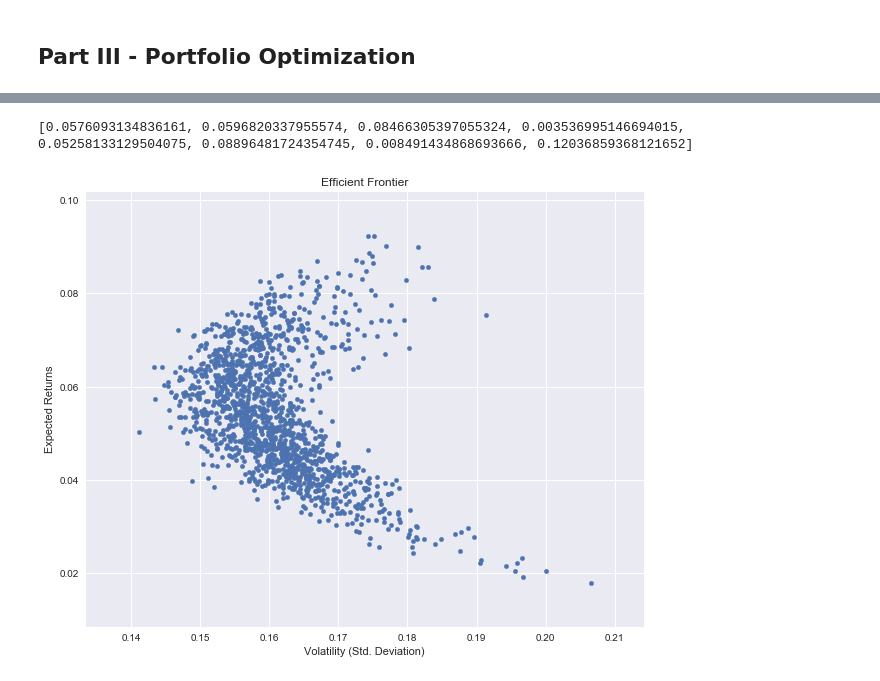
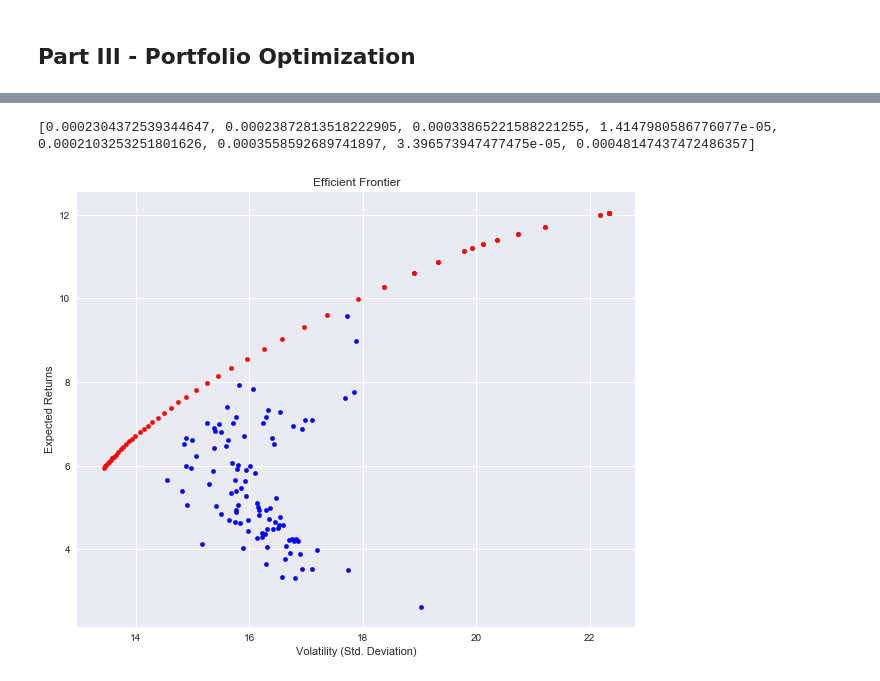
Before and after one commit to romainwk/Reactive-Covariance, a Jupyter notebook: Portfolio Optimization - Part III.ipynb, the cells around one changed output, grey strips where cells are left out. Drawn from its saved outputs; the diff is of its cells as text; code cells hidden in the pictures.

```diff
--- a/Portfolio Optimization - Part III.ipynb
+++ b/Portfolio Optimization - Part III.ipynb
@@ -40,13 +63,13 @@ def computeExpectedReturns(index_dictionnary):
     for key in index_dictionnary:
         Xi = index_dictionnary.get(key)
         n = len(index_df[Xi])
-        expected_return.append(((index_df[Xi]-index_df[Xi].shift(1)) /index_df[Xi].shift(1)).dropna().mean() * 250) # moyenne des daily returns annualizés
+        expected_return.append(((index_df[Xi]-index_df[Xi].shift(1)) /index_df[Xi].shift(1)).dropna().mean()) # moyenne des daily returns annualizés
     return expected_return
 
 index_return = computeExpectedReturns(index_dictionnary)
-print(index_return)
+#print(index_return)
 # %% [output]
-[0.0576093134836161, 0.0596820337955574, 0.08466305397055324, 0.003536995146694015, 0.05258133129504075, 0.08896481724354745, 0.008491434868693666, 0.12036859368121652]
+[0.0002304372539344647, 0.00023872813518222905, 0.00033865221588221255, 1.4147980586776077e-05, 0.0002103253251801626, 0.0003558592689741897, 3.396573947477475e-05, 0.00048147437472486357]
 # %%
 def grossReturn(Xi):
     return (index_df[Xi]/index_df[Xi].shift(1)).dropna()  # dropna() allows to remove the "NaN" from the list
@@ -63,6 +86,22 @@ def covarianceMatrix(index_dictionnary):
             Xj = index_dictionnary.get(str(j))  # Recupere le nom de la colonne Xj
             covariance[i][j] = np.cov(grossReturn(Xi),grossReturn(Xj))[0][1] ## Calcule la covariance
     return covariance
+# %%
+def Markowitz(expRet, expCov, riskAversion):
+
+    ## Objective function
+    def objective(w):
+        return -(np.dot(w, expRet)-0.5*riskAversion*np.dot(w, np.dot(expCov,w)))
+
+    ## Optimization constraints
+    constraints = ({'type': 'eq', 'fun': lambda x: np.sum(x) - 1})
+    bounds      = [(0.0,1.0) for asset in range(len(expRet))]
+
+    ## Optimization procedure
+    spMark      =  sp.optimize.minimize(objective, len(expRet)*[1./len(expRet),],
+                        method='SLSQP', bounds=bounds, constraints=constraints)
+    ## Output
+    return spMark
 # %%
 ## Génération de portefeuilles aléatoires
 
@@ -85,23 +124,38 @@ for portfolio_i in range(num_portfolios):
     wa /= np.sum(wa) # et on normalize le vecteur de poids
 
     # On calcule l'expected return du portefeuille de poids aléatoires
-    returns = np.dot(wa,computeExpectedReturns(index_dictionnary))
+    returns = np.dot(wa,computeExpectedReturns(index_dictionnary))*250*100
     portfolio_return.append(returns)
 
     # On calcule la volatilité du portefeuille
-    volatility = np.sqrt(np.dot(wa.T,np.dot(covarianceMatrix(index_dictionnary),wa)))*np.sqrt(250)  ## Ne pas oublier d'annualiser la vol !!!
+    volatility = np.sqrt(np.dot(wa.T,np.dot(covarianceMatrix(index_dictionnary),wa)))*np.sqrt(250)*100  ## Ne pas oublier d'annualiser la vol !!!
     portfolio_volatility.append(volatility)
+
+returns    = []
+volatility = []
+for i in range(15):
+    optMar  = Markowitz(np.multiply(computeExpectedReturns(index_dictionnary),252), np.multiply(covarianceMatrix(index_dictionnary),252),i/4)
+    weff    = optMar.x
+
+    returns = np.dot(weff,computeExpectedReturns(index_dictionnary))*250*100
+    efficient_return.append(returns)
+
+    volatility = np.sqrt(np.dot(weff.T,np.dot(covarianceMatrix(index_dictionnary),weff)))*np.sqrt(250)*100  ## Ne pas oublier d'annualiser la vol !!!
+    efficient_volatility.append(volatility)
 # %%
 portfolio = {"Returns": portfolio_return, "Volatility" : portfolio_volatility} # Création d'un dictionnaire pour stocker les valeurs
-result_df =pd.DataFrame(portfolio) # conversion en dataframe
+result_df = pd.DataFrame(portfolio) # conversion en dataframe
+
+efficient    = {"Returns": efficient_return, "Volatility" : efficient_volatility} # Création d'un dictionnaire pour stocker les valeurs
+efficient_df = pd.DataFrame(efficient) # conversion en dataframe
 
 #print(result_df)
-
 plt.style.use('seaborn')
-result_df.plot.scatter(x='Volatility', y='Returns', figsize=(10, 8), grid=True)
+ax1 = result_df.plot.scatter(x='Volatility', y='Returns', figsize=(10, 8), grid=True,c='Blue')
+efficient_df.plot.scatter(x='Volatility', y='Returns', figsize=(10, 8), grid=True,c='Red', ax=ax1)
 plt.xlabel('Volatility (Std. Deviation)')
 plt.ylabel('Expected Returns')
 plt.title('Efficient Frontier')
 plt.show()
 # %% [output]
-[figure, old version]
+[figure, new version]
```
Also changed, not shown: parts of 10 cells of this notebook.
